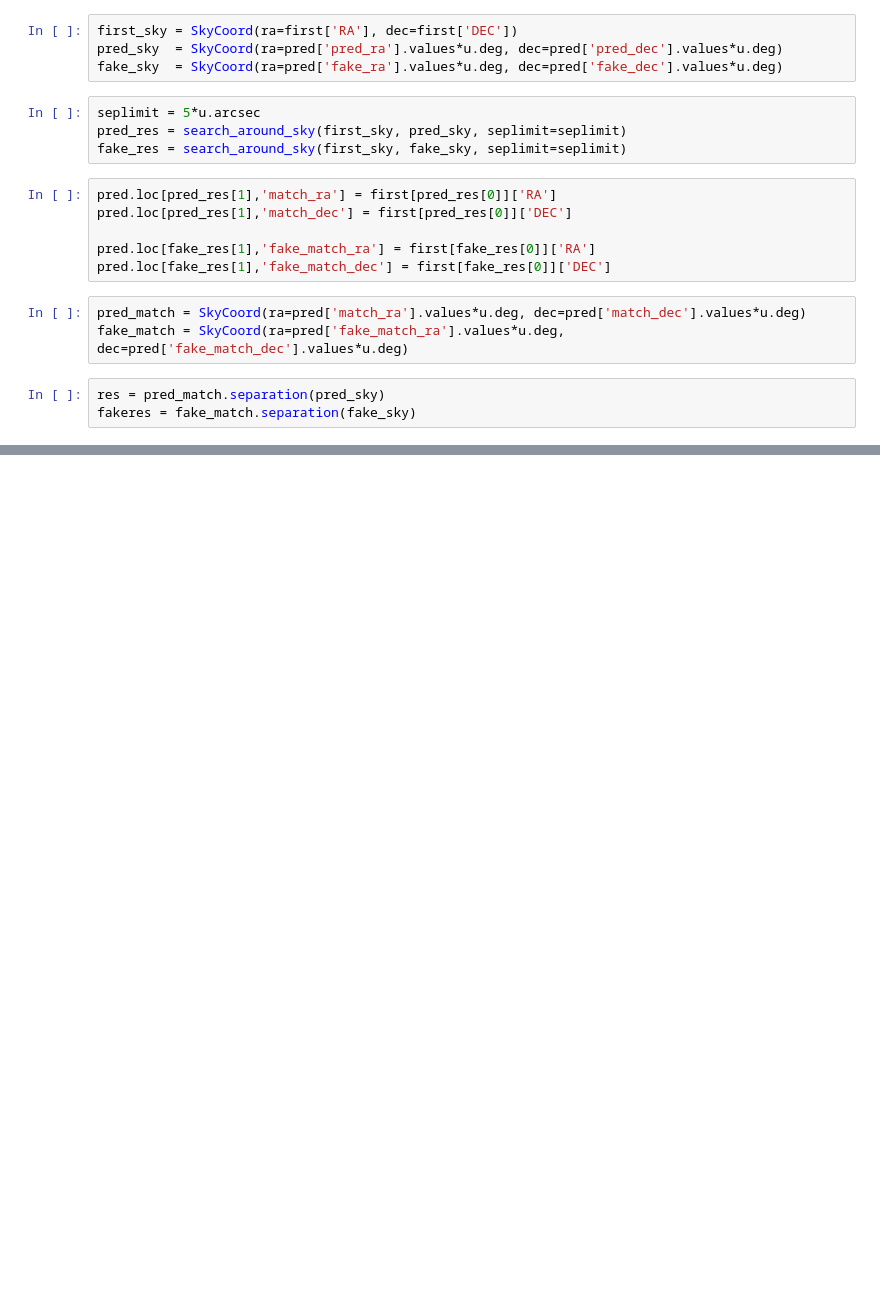
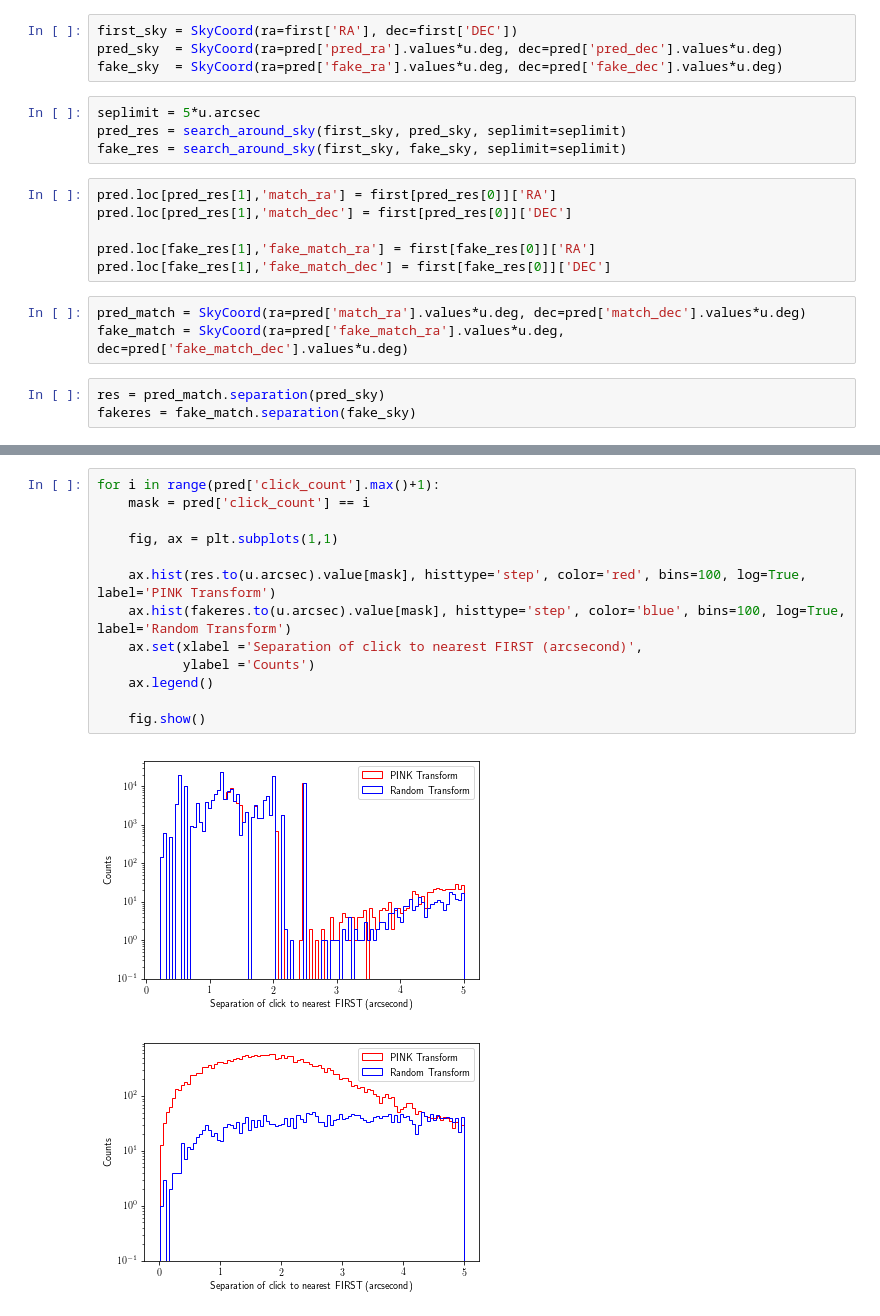
Before and after one commit to tjgalvin/pink_e3, a Jupyter notebook: FIRST_Create_Map/Notebooks/FIRST_to_predictions_match.ipynb, the cells around one changed output, grey strips where cells are left out. Saved outputs shown, nothing was run; the diff lists cells and outputs as text; blank space fills up the shorter version.

```diff
--- a/FIRST_Create_Map/Notebooks/FIRST_to_predictions_match.ipynb
+++ b/FIRST_Create_Map/Notebooks/FIRST_to_predictions_match.ipynb
@@ -85,3 +88,19 @@ fig.savefig('Images/Predicted_Positions_Separation_Hist.png')
+# %%
+for i in range(pred['click_count'].max()+1):
+    mask = pred['click_count'] == i
+
+    fig, ax = plt.subplots(1,1)
+
+    ax.hist(res.to(u.arcsec).value[mask], histtype='step', color='red', bins=100, log=True, label='PINK Transform')
+    ax.hist(fakeres.to(u.arcsec).value[mask], histtype='step', color='blue', bins=100, log=True, label='Random Transform')
+    ax.set(xlabel ='Separation of click to nearest FIRST (arcsecond)',
+           ylabel ='Counts')
+    ax.legend()
+
+    fig.show()
+# %% [output]
+[figure, added]
+[figure, added]
 # %%
 from collections import Counter
 
```
Also changed, not shown: parts of 14 cells of this notebook, 6 other files.
